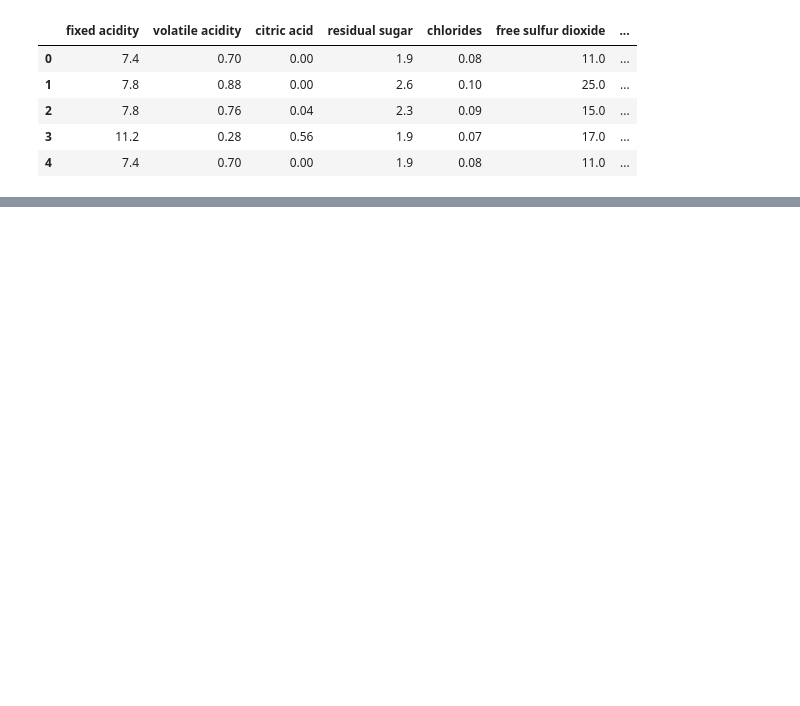
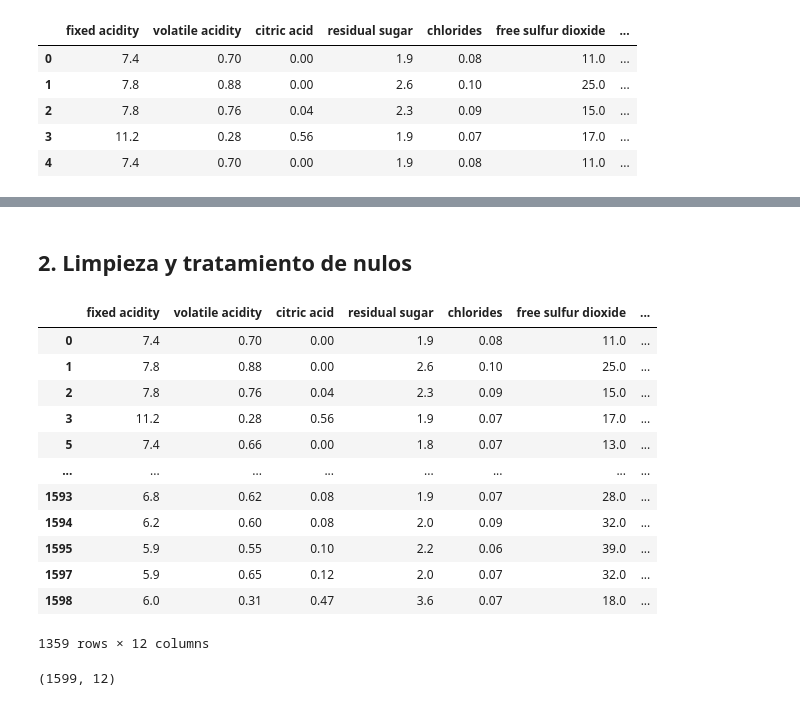
Before and after one commit to 4GeeksAcademy/ginappedrosa-ML-knn-wine_quality, a Jupyter notebook: src/explore.ipynb, the cells around one changed output, grey strips where cells are left out. Cells and saved outputs as stored; diff of their text form; code cells hidden in the pictures; blank space fills up the shorter version.

```diff
--- a/src/explore.ipynb
+++ b/src/explore.ipynb
@@ -37,0 +62,22 @@ total_data.head()
+# %% [markdown]
+## 2. Limpieza y tratamiento de nulos
+# %%
+total_data.drop_duplicates()
+# %% [output]
+|  | fixed acidity | volatile acidity | citric acid | residual sugar | chlorides | free sulfur dioxide | ... |
+| 0 | 7.4 | 0.70 | 0.00 | 1.9 | 0.08 | 11.0 | ... |
+| 1 | 7.8 | 0.88 | 0.00 | 2.6 | 0.10 | 25.0 | ... |
+| 2 | 7.8 | 0.76 | 0.04 | 2.3 | 0.09 | 15.0 | ... |
+| 3 | 11.2 | 0.28 | 0.56 | 1.9 | 0.07 | 17.0 | ... |
+| 5 | 7.4 | 0.66 | 0.00 | 1.8 | 0.07 | 13.0 | ... |
+| ... | ... | ... | ... | ... | ... | ... | ... |
+| 1593 | 6.8 | 0.62 | 0.08 | 1.9 | 0.07 | 28.0 | ... |
+| 1594 | 6.2 | 0.60 | 0.08 | 2.0 | 0.09 | 32.0 | ... |
+| 1595 | 5.9 | 0.55 | 0.10 | 2.2 | 0.06 | 39.0 | ... |
+| 1597 | 5.9 | 0.65 | 0.12 | 2.0 | 0.07 | 32.0 | ... |
+| 1598 | 6.0 | 0.31 | 0.47 | 3.6 | 0.07 | 18.0 | ... |
+1359 rows × 12 columns
+# %%
+total_data.shape
+# %% [output]
+(1599, 12)
```
Also changed, not shown: parts of 15 cells of this notebook, 10 other files.
